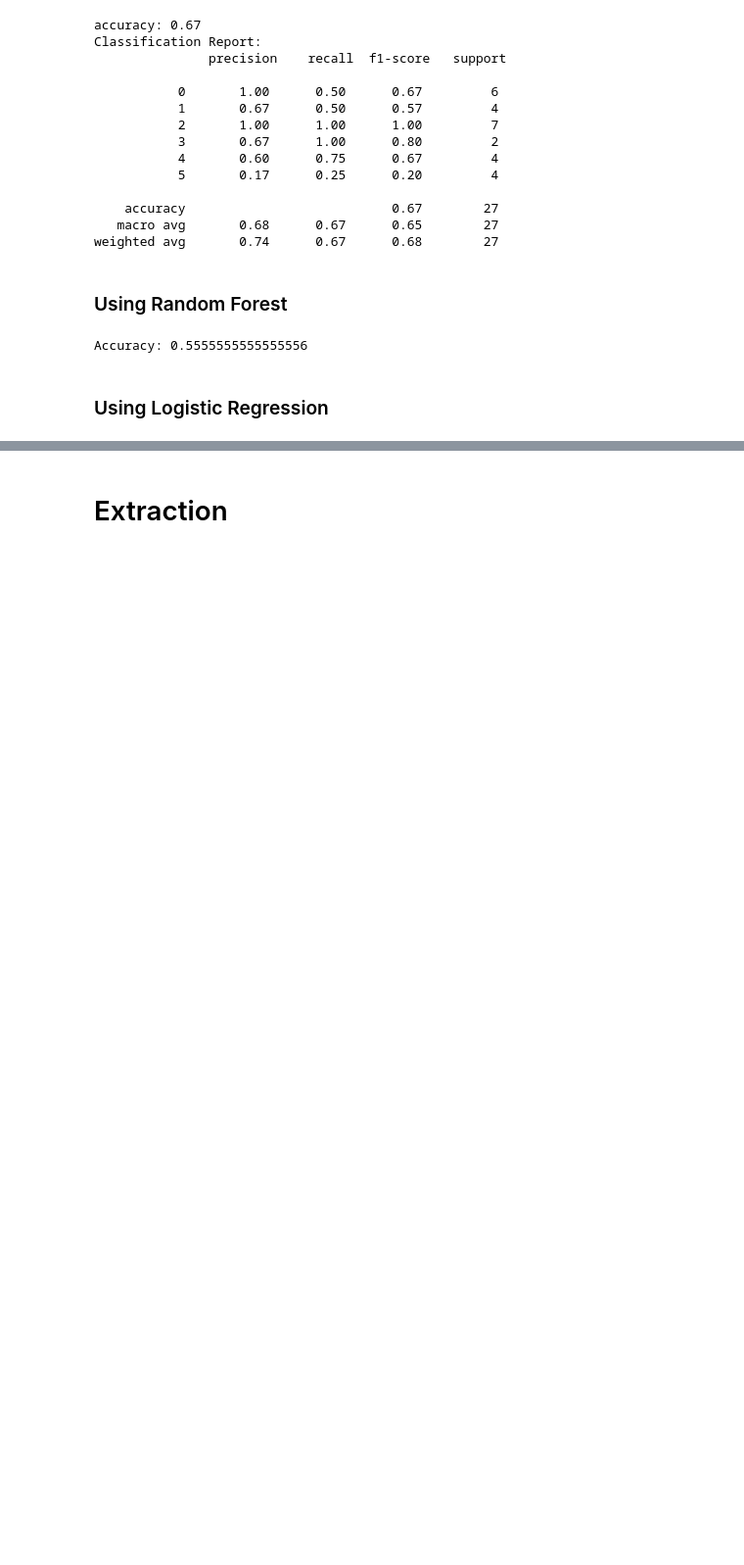
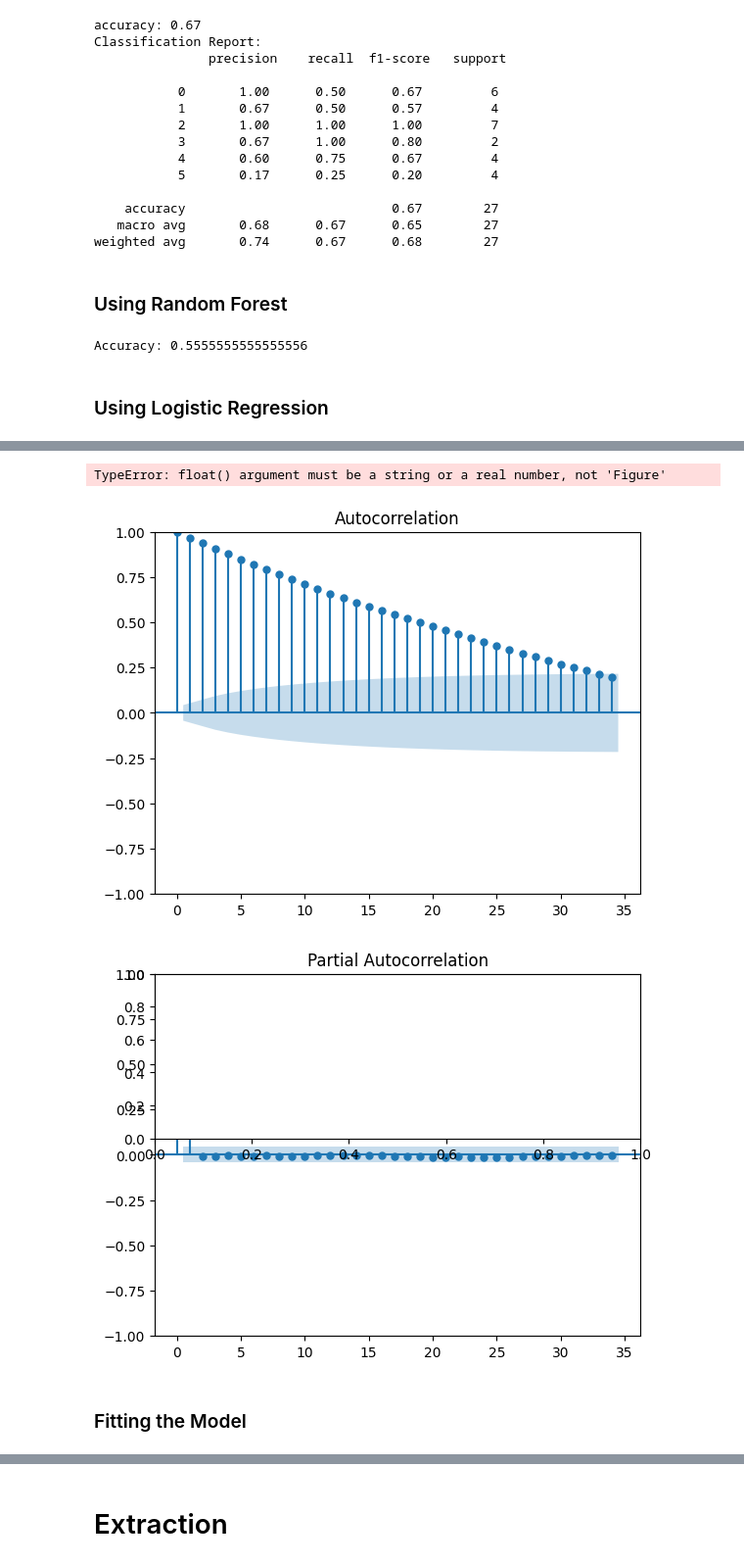
Before and after one commit to JosephRidge/ClimateChange-GHG, a Jupyter notebook: app.ipynb, the cells around one changed output, grey strips where cells are left out. Shown at 98% size. Drawn from its saved outputs; the diff is of its cells as text; code cells hidden in the pictures; blank space fills up the shorter version.

Commit message:
Models

```diff
--- a/app.ipynb
+++ b/app.ipynb
@@ -635,0 +710,20 @@ Please also refer to the documentation for alternative solver options:
+# %%
+# Plot ACF and PACF
+acf_plot = plot_acf(cumulative_emissions['Data'])
+pacf_plot = plot_pacf(cumulative_emissions['Data'])
+plt.subplot(211)
+plt.plot(acf_plot)
+plt.axhline(y=0, linestyle="--", color="gray")
+plt.title("Autocorrelation Function (ACF)")
+plt.subplot(212)
+plt.plot(pacf_plot)
+plt.axhline(y=0, linestyle="--", color="gray")
+plt.title("Partial Autocorrelation Function (PACF)")
+plt.tight_layout()
+plt.show()
+# %% [output]
+TypeError: float() argument must be a string or a real number, not 'Figure'
+[figure, added]
+[figure, added]
+# %% [markdown]
+### Fitting the Model
```
Also changed, not shown: parts of 11 cells of this notebook.
